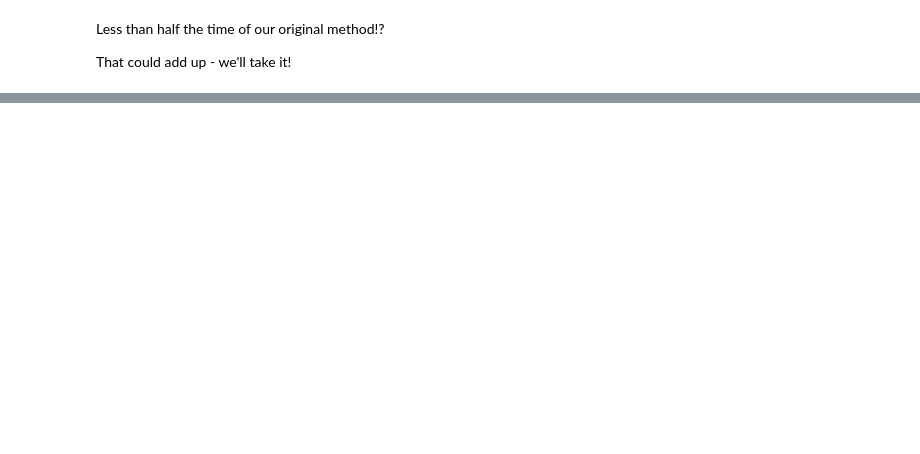
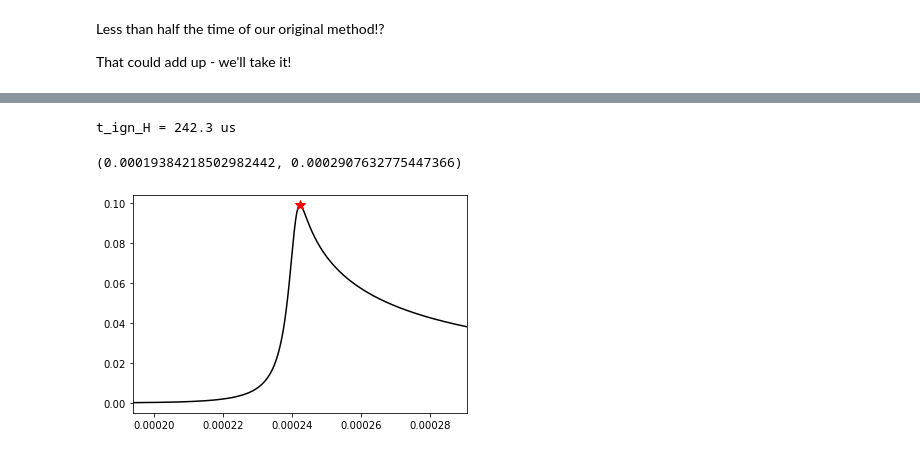
Before and after one commit to ajsusa/ME362B, a Jupyter notebook: notebooks/tutorial_2_cantera_functions.ipynb, the cells around one changed output, grey strips where cells are left out. Saved outputs shown, nothing was run; the diff lists cells and outputs as text; code cells hidden in the pictures; blank space fills up the shorter version.

```diff
--- a/notebooks/tutorial_2_cantera_functions.ipynb
+++ b/notebooks/tutorial_2_cantera_functions.ipynb
@@ -528,0 +720,18 @@ def new_result_dict(sln: ct.Solution, species_list=None):
+# %%
+# get the index of the maximum mole fraction of H
+iH_max = np.argmax(results['H'])
+
+# find the time associated with that list index
+t_ign_H = results['time'][iH_max]
+
+print(f't_ign_H = {t_ign_H*1e6:4.1f} us')
+# %% [output]
+t_ign_H = 242.3 us
+# %%
+# plot the result to see we found the right point
+plt.plot(results['time'], results['H'], '-k')
+plt.plot(t_ign_H, results['H'][iH_max], '*r', ms=10)  # "ms" is the keyword argument for the "marker_size"
+plt.xlim((0.8*t_ign_H, 1.2*t_ign_H))
+# %% [output]
+(0.00019384218502982442, 0.0002907632775447366)
+[figure, added]
```
Also changed, not shown: parts of 50 cells of this notebook.
